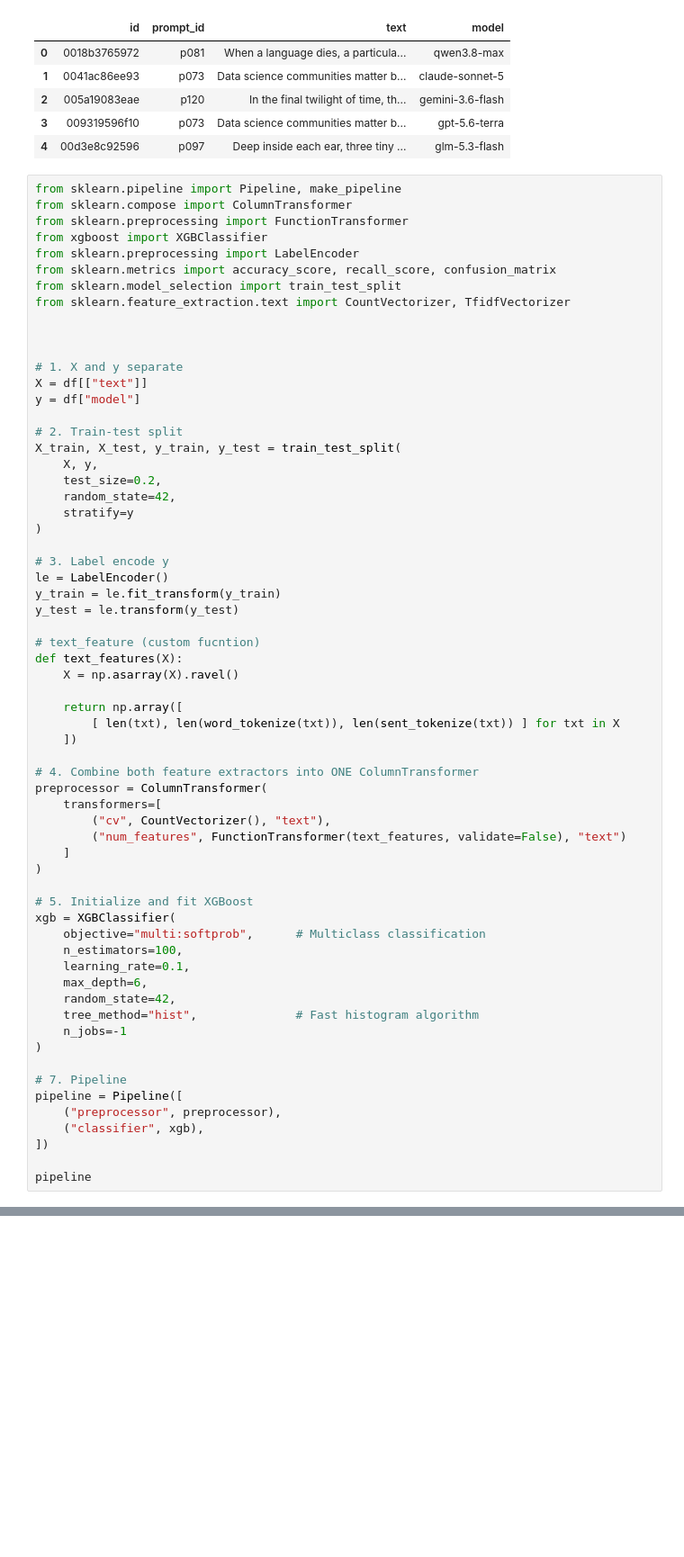
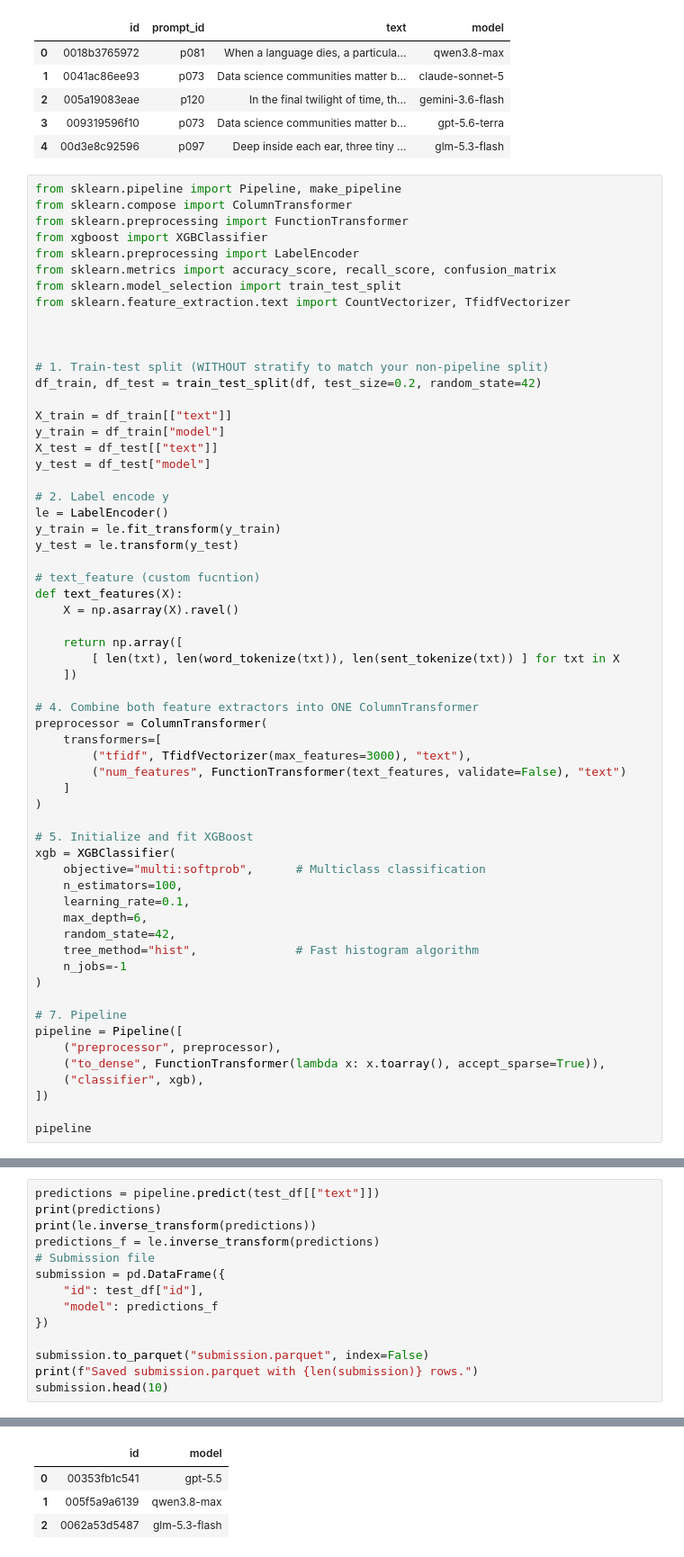
Before and after one commit to Vinay3022272/Name_that_LLM, a Jupyter notebook: TFIDF.ipynb, the cells around one changed output, grey strips where cells are left out. Shown at 90% size. Cells and saved outputs as stored; diff of their text form; blank space fills up the shorter version.

Commit message:
feat: add submission and multiple algorithm notebooks for Name that LLM project

```diff
--- a/TFIDF.ipynb
+++ b/TFIDF.ipynb
@@ -544,19 +44,15 @@ from sklearn.feature_extraction.text import CountVectorizer, TfidfVectorizer
 
 
 
-# 1. X and y separate
-X = df[["text"]]
-y = df["model"]
+# 1. Train-test split (WITHOUT stratify to match your non-pipeline split)
+df_train, df_test = train_test_split(df, test_size=0.2, random_state=42)
 
-# 2. Train-test split
-X_train, X_test, y_train, y_test = train_test_split(
-    X, y,
-    test_size=0.2,
-    random_state=42,
-    stratify=y
-)
+X_train = df_train[["text"]]
+y_train = df_train["model"]
+X_test = df_test[["text"]]
+y_test = df_test["model"]
 
-# 3. Label encode y
+# 2. Label encode y
 le = LabelEncoder()
 y_train = le.fit_transform(y_train)
 y_test = le.transform(y_test)
@@ -572,7 +68,7 @@ def text_features(X):
 # 4. Combine both feature extractors into ONE ColumnTransformer
 preprocessor = ColumnTransformer(
     transformers=[
-        ("cv", CountVectorizer(), "text"),
+        ("tfidf", TfidfVectorizer(max_features=3000), "text"),
         ("num_features", FunctionTransformer(text_features, validate=False), "text")
     ]
 )
@@ -591,6 +87,7 @@ xgb = XGBClassifier(
 # 7. Pipeline
 pipeline = Pipeline([
     ("preprocessor", preprocessor),
+    ("to_dense", FunctionTransformer(lambda x: x.toarray(), accept_sparse=True)),
     ("classifier", xgb),
 ])
 
@@ -727,0 +134,15 @@ print(le.inverse_transform(yt_pred))
+# %%
+predictions = pipeline.predict(test_df[["text"]])
+print(predictions)
+print(le.inverse_transform(predictions))
+predictions_f = le.inverse_transform(predictions)
+# Submission file
+submission = pd.DataFrame({
+    "id": test_df["id"],
+    "model": predictions_f
+})
+
+submission.to_parquet("submission.parquet", index=False)
+print(f"Saved submission.parquet with {len(submission)} rows.")
+submission.head(10)
+# %% [output]
@@ -727,0 +152,4 @@ print(le.inverse_transform(yt_pred))
+|  | id | model |
+| 0 | 00353fb1c541 | gpt-5.5 |
+| 1 | 005f5a9a6139 | qwen3.8-max |
+| 2 | 0062a53d5487 | glm-5.3-flash |
```
Also changed, not shown: parts of 59 cells of this notebook, 5 other files.
